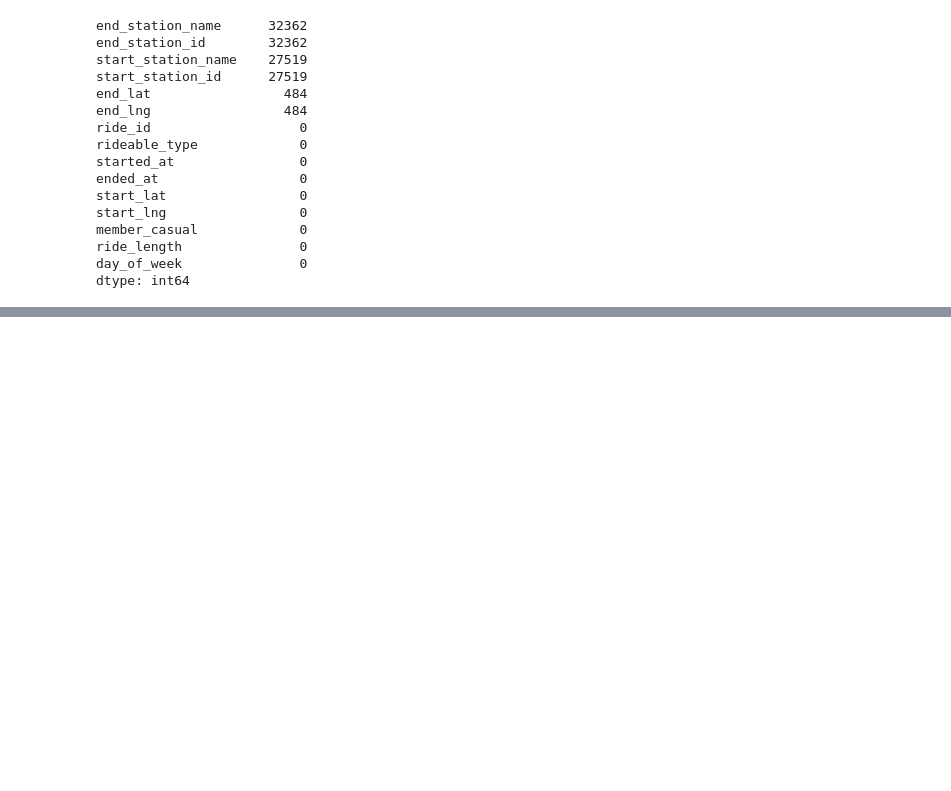
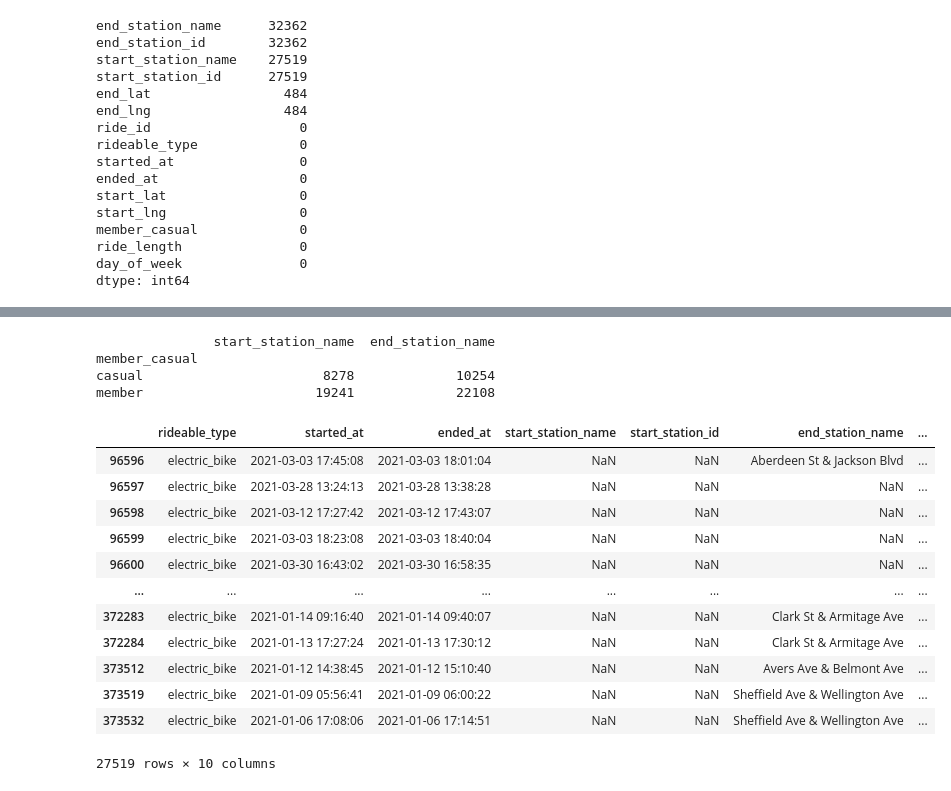
Before and after one commit to Nazneen-akram/coursera-rep, a Jupyter notebook: Google_CaseStudy_Bike_Share.ipynb, the cells around one changed output, grey strips where cells are left out. Cells and saved outputs as stored; diff of their text form; code cells hidden in the pictures; blank space fills up the shorter version.

```diff
--- a/Google_CaseStudy_Bike_Share.ipynb
+++ b/Google_CaseStudy_Bike_Share.ipynb
@@ -332,0 +315,28 @@ null_rows.head(10)
+# %%
+# Group by 'member_casual' and calculate the count of missing values
+missing_values_by_category = all_data.groupby('member_casual')[['start_station_name', 'end_station_name']].apply(lambda x: x.isnull().sum())
+
+# Display the result
+print(missing_values_by_category)
+# %% [output]
+               start_station_name  end_station_name
+member_casual
+casual                       8278             10254
+member                      19241             22108
+# %%
+# Filter rows where 'start_station_name' is null
+all_data[all_data['start_station_name'].isnull()]
+# %% [output]
+|  | rideable_type | started_at | ended_at | start_station_name | start_station_id | end_station_name | ... |
+| 96596 | electric_bike | 2021-03-03 17:45:08 | 2021-03-03 18:01:04 | NaN | NaN | Aberdeen St & Jackson Blvd | ... |
+| 96597 | electric_bike | 2021-03-28 13:24:13 | 2021-03-28 13:38:28 | NaN | NaN | NaN | ... |
+| 96598 | electric_bike | 2021-03-12 17:27:42 | 2021-03-12 17:43:07 | NaN | NaN | NaN | ... |
+| 96599 | electric_bike | 2021-03-03 18:23:08 | 2021-03-03 18:40:04 | NaN | NaN | NaN | ... |
+| 96600 | electric_bike | 2021-03-30 16:43:02 | 2021-03-30 16:58:35 | NaN | NaN | NaN | ... |
+| ... | ... | ... | ... | ... | ... | ... | ... |
+| 372283 | electric_bike | 2021-01-14 09:16:40 | 2021-01-14 09:40:07 | NaN | NaN | Clark St & Armitage Ave | ... |
+| 372284 | electric_bike | 2021-01-13 17:27:24 | 2021-01-13 17:30:12 | NaN | NaN | Clark St & Armitage Ave | ... |
+| 373512 | electric_bike | 2021-01-12 14:38:45 | 2021-01-12 15:10:40 | NaN | NaN | Avers Ave & Belmont Ave | ... |
+| 373519 | electric_bike | 2021-01-09 05:56:41 | 2021-01-09 06:00:22 | NaN | NaN | Sheffield Ave & Wellington Ave | ... |
+| 373532 | electric_bike | 2021-01-06 17:08:06 | 2021-01-06 17:14:51 | NaN | NaN | Sheffield Ave & Wellington Ave | ... |
+27519 rows × 10 columns
```
Also changed, not shown: parts of 2 cells of this notebook.
